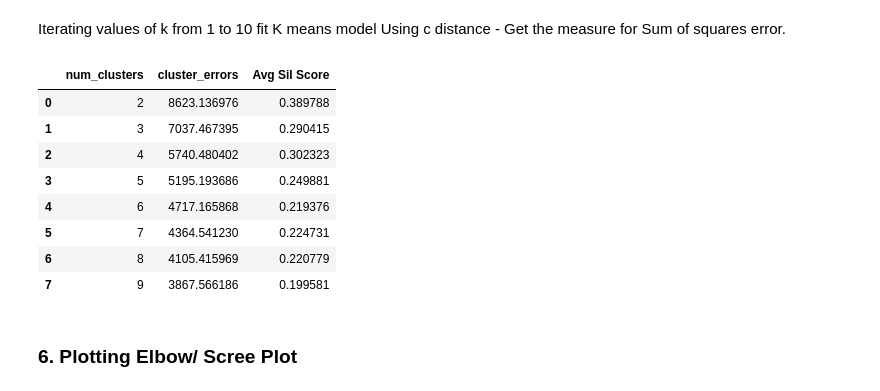
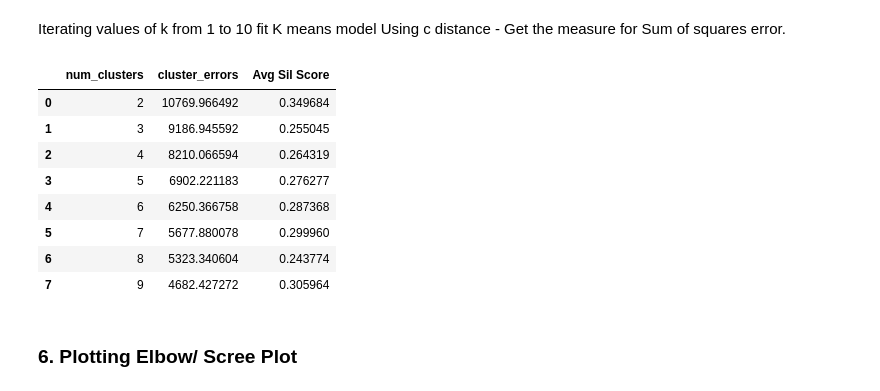
Before and after one commit to mahesh-ched/bangalore-november-2018-batch-ashu10001, a Jupyter notebook: R4_InternalLab/R4_Internal_Lab_Clustering.ipynb, the cells around one changed output. Cells and saved outputs as stored; diff of their text form; code cells hidden in the pictures.

```diff
--- a/R4_InternalLab/R4_Internal_Lab_Clustering.ipynb
+++ b/R4_InternalLab/R4_Internal_Lab_Clustering.ipynb
@@ -170,0 +181,2 @@ dtype: int64
+# %%
+df2 = df2.join(one_hot)
@@ -173,2 +215,2 @@ df2_feature = df2.drop(labels = "class", axis = 1)
 # %%
-df2_label = df2.pop("class")
+# df2_label = df2.pop("class")
@@ -188,8 +226,8 @@ You can use zscore function to do this
 # It is always advised to scale numeric attributes in models that calculate distances.
 
 from scipy.stats import zscore
-df2_feature_z = df2_feature.apply(zscore)
-df2_feature_z.describe()
+df2_z = df2.apply(zscore)
+df2_z.describe()
 # %% [output]
 |  | compactness | circularity | distance_circularity | radius_ratio | pr.axis_aspect_ratio | ... |
 | count | 8.130000e+02 | 8.130000e+02 | 8.130000e+02 | 8.130000e+02 | 8.130000e+02 | ... |
@@ -209,6 +248,8 @@ sns.pairplot(df2,diag_kind='kde')
 ### K - Means Clustering
 # %% [markdown]
 ### 4. Assign a dummy array called distortion
+# %%
+distortions = []
 # %% [markdown]
 You can later use this array to plot the elbow plot
 # %% [markdown]
@@ -218,32 +259,31 @@ Iterating values of k from 1 to 10 fit K means model
 Using c distance - Get the measure for Sum of squares error.
 # %%
 cluster_range = range( 2, 10)
-cluster_errors = []
 cluster_sil_scores = []
 for num_clusters in cluster_range:
   clusters = KMeans( num_clusters, n_init = 5)
-  clusters.fit(df2_feature_z)
+  clusters.fit(df2_z)
   labels = clusters.labels_                     # capture the cluster lables
   centroids = clusters.cluster_centers_         # capture the centroids
-  cluster_errors.append( clusters.inertia_ )    # capture the intertia
-  cluster_sil_scores.append(metrics.silhouette_score(df2_feature_z, labels, metric='euclidean'))
+  distortions.append( clusters.inertia_ )    # capture the intertia
+  cluster_sil_scores.append(metrics.silhouette_score(df2_z, labels, metric='euclidean'))
 
 
 
 
 # combine the cluster_range and cluster_errors into a dataframe by combining them
-clusters_df = pd.DataFrame( { "num_clusters":cluster_range, "cluster_errors": cluster_errors , "Avg Sil Score": cluster_sil_scores } )
+clusters_df = pd.DataFrame( { "num_clusters":cluster_range, "cluster_errors": distortions , "Avg Sil Score": cluster_sil_scores } )
 clusters_df[0:15]
 # %% [output]
 |  | num_clusters | cluster_errors | Avg Sil Score |
-| 0 | 2 | 8623.136976 | 0.389788 |
-| 1 | 3 | 7037.467395 | 0.290415 |
-| 2 | 4 | 5740.480402 | 0.302323 |
-| 3 | 5 | 5195.193686 | 0.249881 |
-| 4 | 6 | 4717.165868 | 0.219376 |
-| 5 | 7 | 4364.541230 | 0.224731 |
-| 6 | 8 | 4105.415969 | 0.220779 |
-| 7 | 9 | 3867.566186 | 0.199581 |
+| 0 | 2 | 10769.966492 | 0.349684 |
+| 1 | 3 | 9186.945592 | 0.255045 |
+| 2 | 4 | 8210.066594 | 0.264319 |
+| 3 | 5 | 6902.221183 | 0.276277 |
+| 4 | 6 | 6250.366758 | 0.287368 |
+| 5 | 7 | 5677.880078 | 0.299960 |
+| 6 | 8 | 5323.340604 | 0.243774 |
+| 7 | 9 | 4682.427272 | 0.305964 |
 # %% [markdown]
 ### 6. Plotting Elbow/ Scree Plot
 # %%
```
Also changed, not shown: parts of 26 cells of this notebook.
